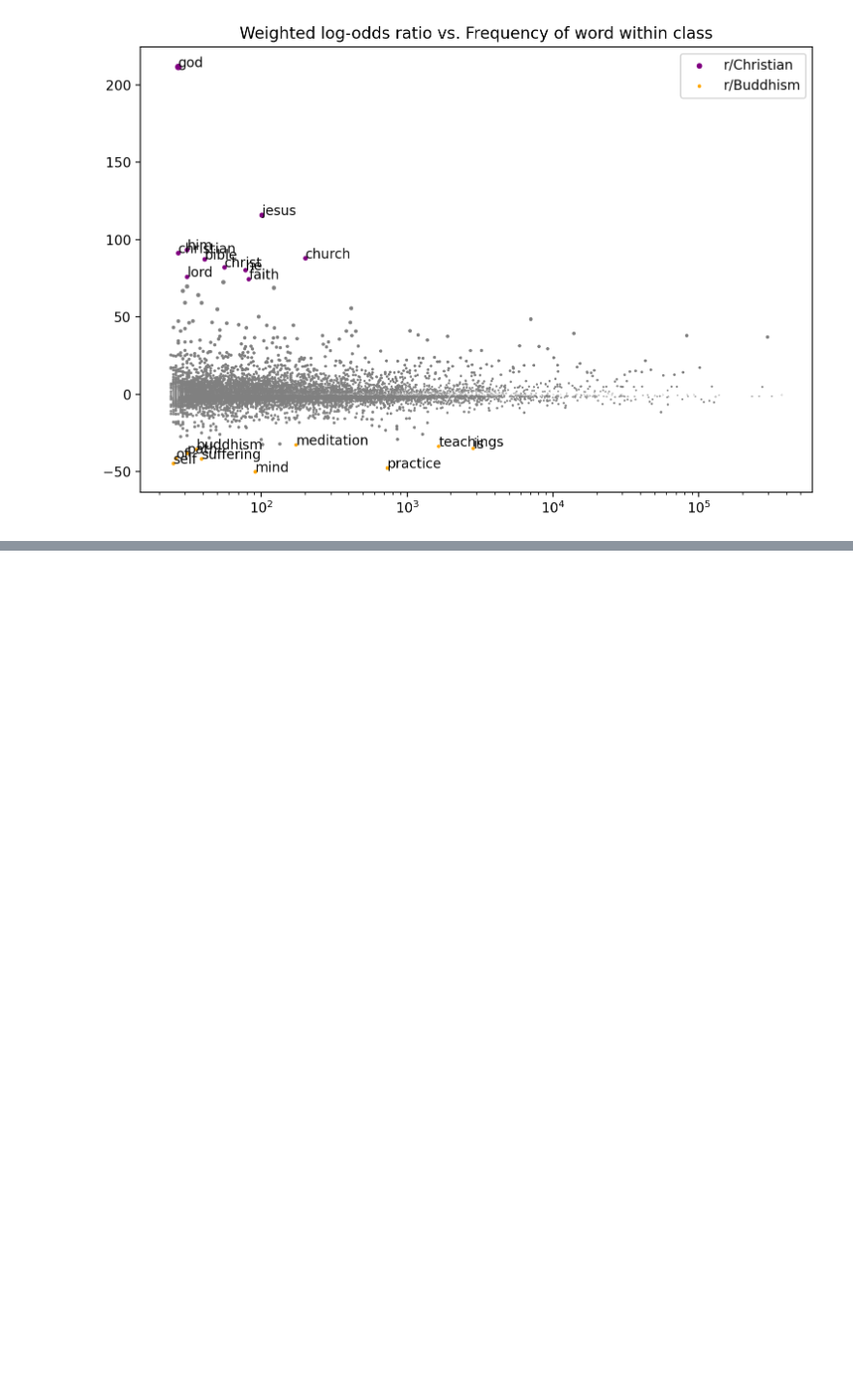
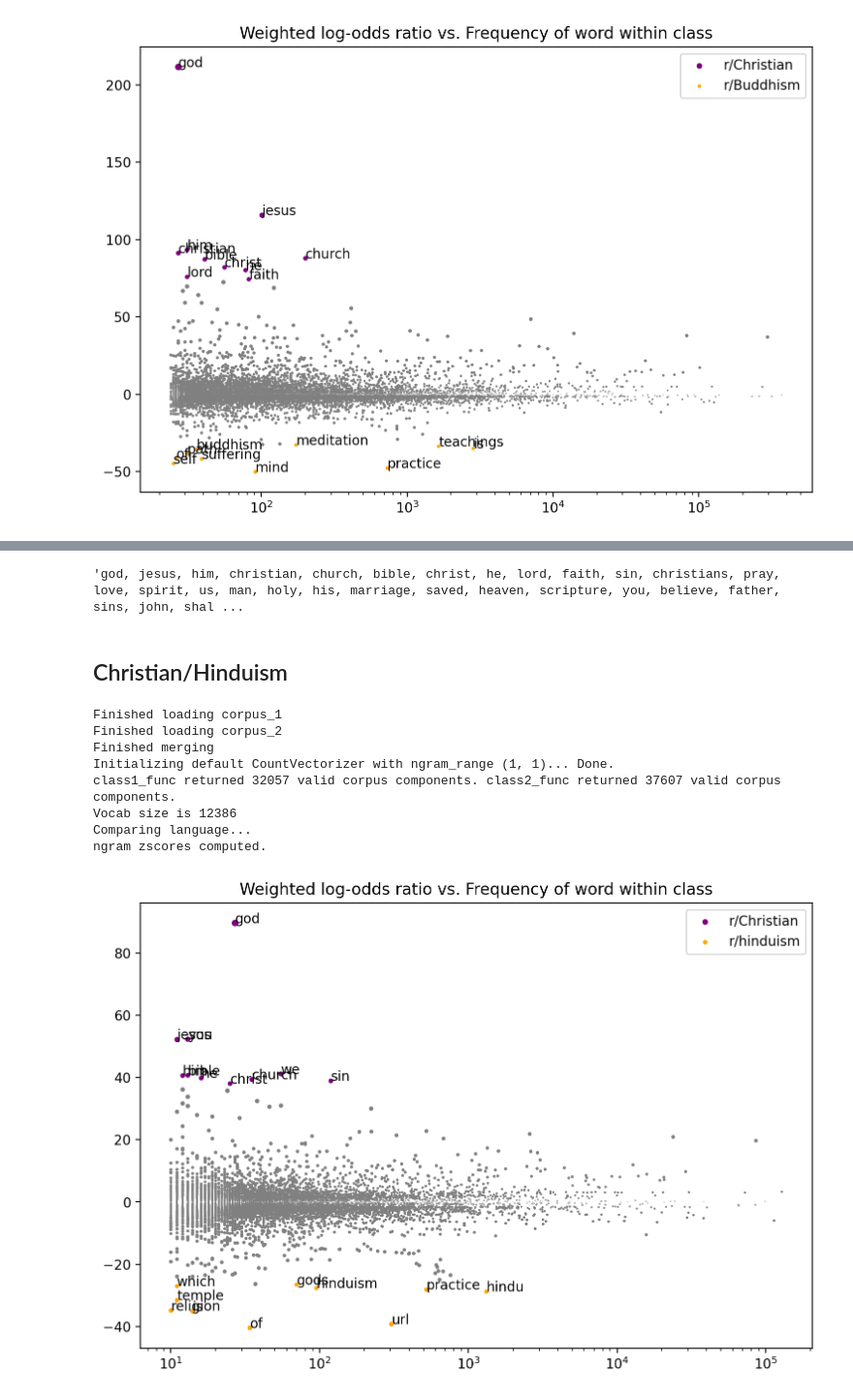
Before and after one commit to andrea-w-wang/reddit-seasonality, a Jupyter notebook: Feasibility.ipynb, the cells around one changed output, grey strips where cells are left out. Shown: that part at 97% size. Cells and saved outputs as stored; diff of their text form; code cells hidden in the pictures; blank space fills up the shorter version.

```diff
--- a/Feasibility.ipynb
+++ b/Feasibility.ipynb
@@ -48,0 +133,29 @@ ngram zscores computed.
+# %%
+', '.join(df[-50:].index[::-1])
+# %% [output]
+'god, jesus, him, christian, church, bible, christ, he, lord, faith, sin, christians, pray, love, spirit, us, man, holy, his, marriage, saved, heaven, scripture, you, believe, father, sins, john, shal ...
+# %% [markdown]
+## Christian/Hinduism
+# %%
+# locally is faster
+corpus_1 = Corpus("subreddit-Christian-small", storage_type='mem')
+print("Finished loading corpus_1")
+corpus_2 = Corpus("subreddit-hinduism-small", storage_type='mem')
+print("Finished loading corpus_2")
+corpus = Corpus.merge(corpus_1, corpus_2)
+print("Finished merging")
+fw = FightingWords(ngram_range=(1,1))
+fw.fit(corpus, class1_func=lambda utt: utt.meta['permalink'].startswith('/r/Christian'),
+               class2_func=lambda utt: utt.meta['permalink'].startswith('/r/hinduism'),)
+
+df = fw.summarize(corpus, plot=True, class1_name='r/Christian', class2_name='r/hinduism')
+# %% [output]
+Finished loading corpus_1
+Finished loading corpus_2
+Finished merging
+Initializing default CountVectorizer with ngram_range (1, 1)... Done.
+class1_func returned 32057 valid corpus components. class2_func returned 37607 valid corpus components.
+Vocab size is 12386
+Comparing language...
+ngram zscores computed.
+[figure, added]
```
Also changed, not shown: parts of 18 cells of this notebook.
